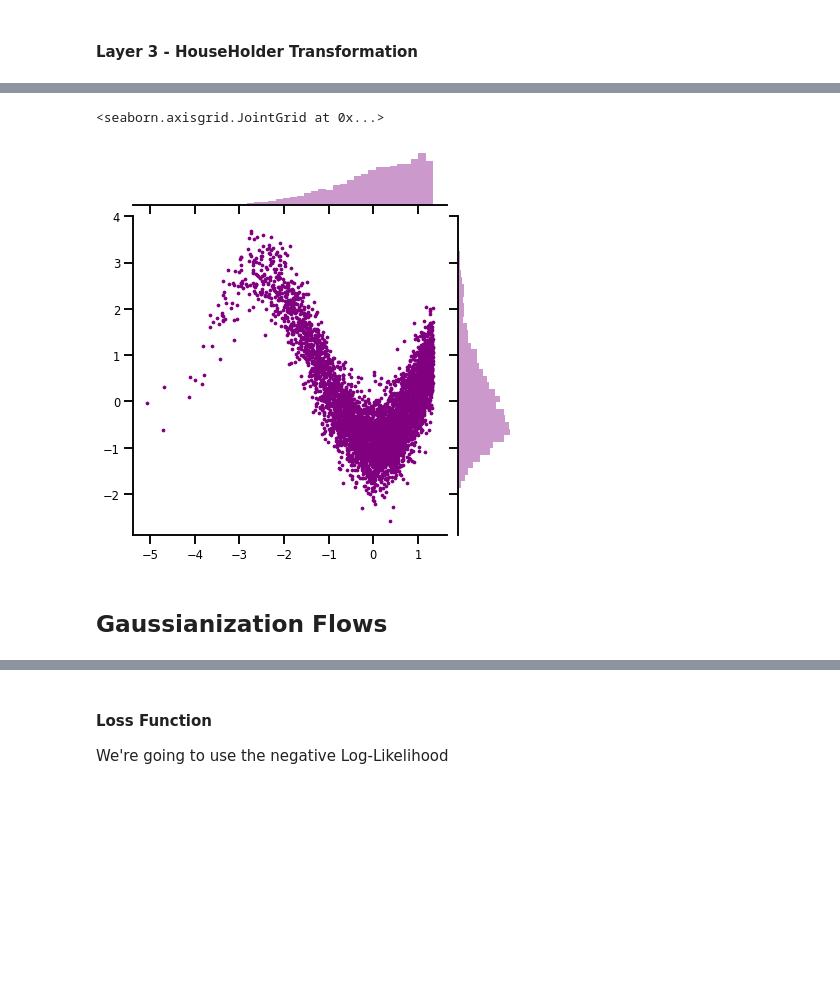
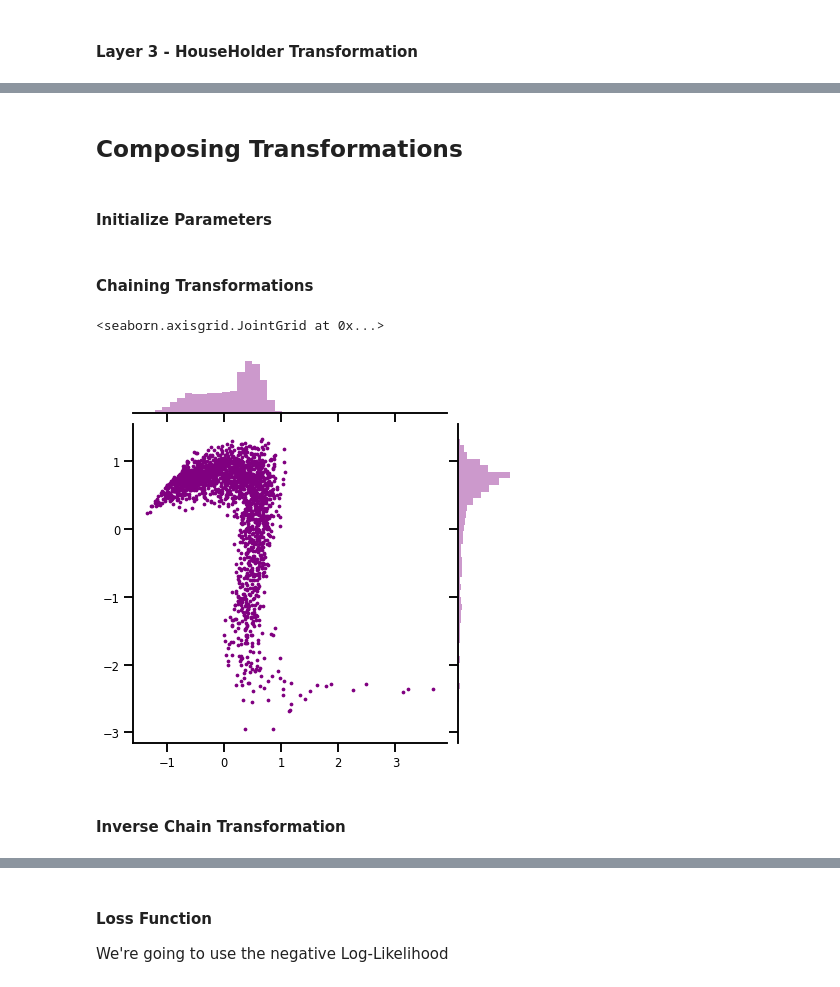
Before and after one commit to IPL-UV/rbig_jax, a Jupyter notebook: jupyterbook/content/parametric/demos/1.1_Demo_Layers.ipynb, the cells around one changed output, grey strips where cells are left out. Saved outputs shown, nothing was run; the diff lists cells and outputs as text; code cells hidden in the pictures; blank space fills up the shorter version.

Commit message:
Initial experiments with convolutions. Co-authored-by: Miguel Ángel FT <miguelangelft@users.noreply.github.com>

```diff
--- a/jupyterbook/content/parametric/demos/1.1_Demo_Layers.ipynb
+++ b/jupyterbook/content/parametric/demos/1.1_Demo_Layers.ipynb
@@ -155,7 +179,53 @@ Z, logabsdet = forward_f(params, X)
+# %% [markdown]
+## Composing Transformations
+# %%
+bijectors = []
+# mixture gaussian cdf distribution, f:[-inf,inf] -> [0,1]
+bijectors.append(
+    MixtureGaussianCDF(n_components=n_components)
+)
+# Logit quantile function, f:[0,1] -> [-inf,inf]
+bijectors.append(
+    InverseGaussCDF()
+)
+# orthogonal rotation layer, f:[-inf,inf] -> [-inf,inf]
+bijectors.append(
+    HouseHolder(n_reflections=n_reflections)
+)
+# %% [markdown]
+#### Initialize Parameters
+# %%
+# initialize params stores
+all_params, forward_funs, inverse_funs = [], [], []
+
+# create keys for all inits
+rng, *layer_rngs = jax.random.split(KEY, num=len(bijectors) + 1)
+
+# loop through bijectors
+for i_rng, init_f in zip(layer_rngs, bijectors):
+
+    param, forward_f, inverse_f = init_f(rng=i_rng, n_features=n_features)
+
+    # store functions and parameters
+    all_params.append(param)
+    forward_funs.append(forward_f)
+    inverse_funs.append(inverse_f)
+# %% [markdown]
+#### Chaining Transformations
+# %%
+# init log det
+logabsdet = np.zeros(X.shape[0])
+
+inputs = X
+
+# loop through functions
+for forward_f, iparams in zip(forward_funs, all_params):
+
+    # calculate log determinant jacobian, transformation
+    inputs, ilogabsdet = forward_f(iparams, inputs)
+    logabsdet += ilogabsdet
 # %%
-sns.jointplot(Z[:, 0], Z[:, 1], s=5, color='purple')
+sns.jointplot(inputs[:, 0], inputs[:, 1], s=5, color='purple')
 # %% [output]
 <seaborn.axisgrid.JointGrid at 0x...>
-[figure, old version]
+[figure, new version]
-# %% [markdown]
-## Gaussianization Flows
@@ -164,0 +232,2 @@ from rbig_jax.transforms.logit import Logit
+# %% [markdown]
+#### Inverse Chain Transformation
```
Also changed, not shown: parts of 32 cells of this notebook, 6 other files.
